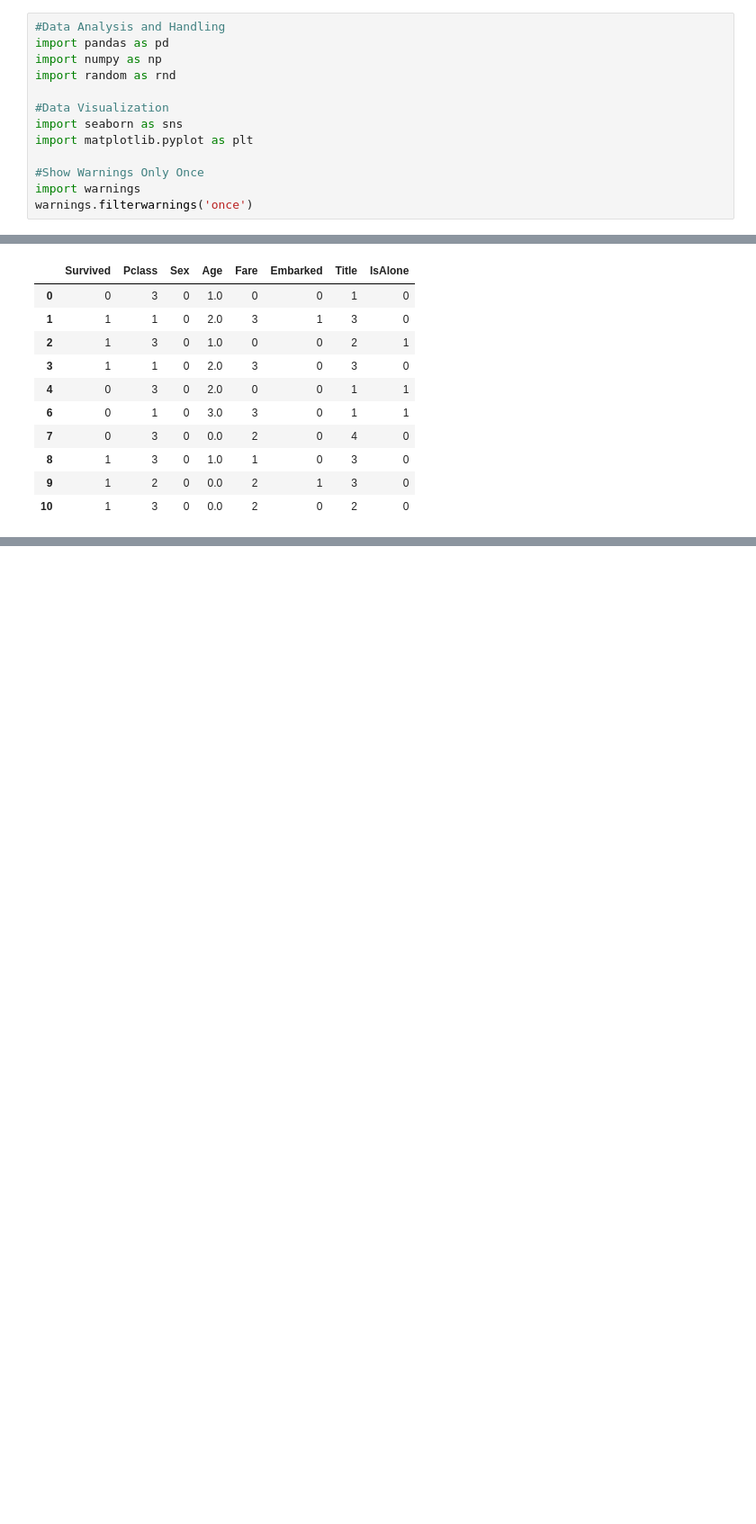
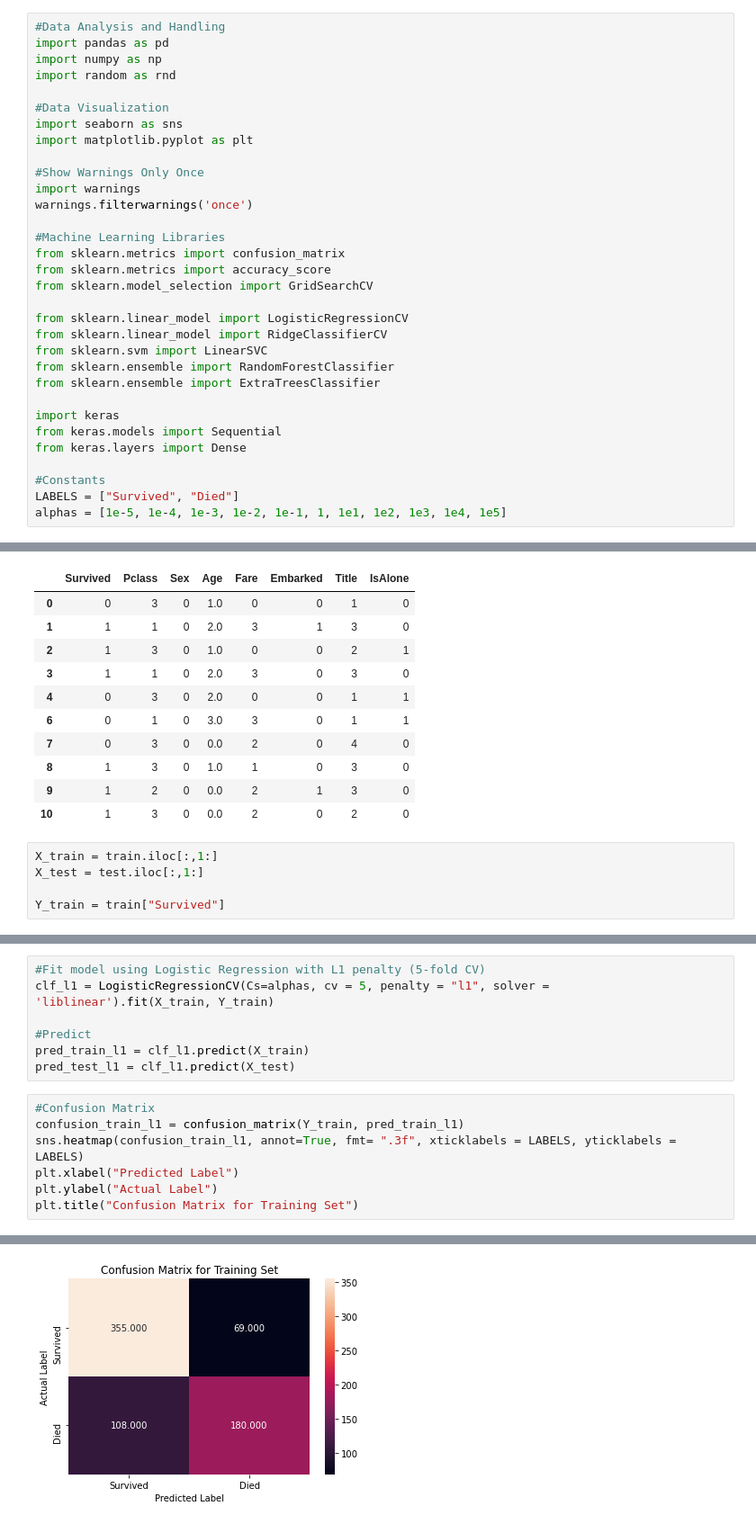
Before and after one commit to zhoukuscedu/Titanic-Kaggle, a Jupyter notebook: Titanic.ipynb, the cells around one changed output, grey strips where cells are left out. Shown at 90% size. Cells and saved outputs as stored; diff of their text form; blank space fills up the shorter version.

```diff
--- a/Titanic.ipynb
+++ b/Titanic.ipynb
@@ -13,6 +13,25 @@ import matplotlib.pyplot as plt
 #Show Warnings Only Once
 import warnings
 warnings.filterwarnings('once')
+
+#Machine Learning Libraries
+from sklearn.metrics import confusion_matrix
+from sklearn.metrics import accuracy_score
+from sklearn.model_selection import GridSearchCV
+
+from sklearn.linear_model import LogisticRegressionCV
+from sklearn.linear_model import RidgeClassifierCV
+from sklearn.svm import LinearSVC
+from sklearn.ensemble import RandomForestClassifier
+from sklearn.ensemble import ExtraTreesClassifier
+
+import keras
+from keras.models import Sequential
+from keras.layers import Dense
+
+#Constants
+LABELS = ["Survived", "Died"]
+alphas = [1e-5, 1e-4, 1e-3, 1e-2, 1e-1, 1, 1e1, 1e2, 1e3, 1e4, 1e5]
 # %% [markdown]
 # Preprocessing & Exploration
 # %%
@@ -296,3 +315,8 @@ train.head(10)
 | 8 | 1 | 3 | 0 | 1.0 | 1 | 0 | 3 | 0 |
 | 9 | 1 | 2 | 0 | 0.0 | 2 | 1 | 3 | 0 |
 | 10 | 1 | 3 | 0 | 0.0 | 2 | 0 | 2 | 0 |
+# %%
+X_train = train.iloc[:,1:]
+X_test = test.iloc[:,1:]
+
+Y_train = train["Survived"]
@@ -298,0 +325,15 @@ train.head(10)
+# %%
+#Fit model using Logistic Regression with L1 penalty (5-fold CV)
+clf_l1 = LogisticRegressionCV(Cs=alphas, cv = 5, penalty = "l1", solver = 'liblinear').fit(X_train, Y_train)
+
+#Predict
+pred_train_l1 = clf_l1.predict(X_train)
+pred_test_l1 = clf_l1.predict(X_test)
+# %%
+#Confusion Matrix
+confusion_train_l1 = confusion_matrix(Y_train, pred_train_l1)
+sns.heatmap(confusion_train_l1, annot=True, fmt= ".3f", xticklabels = LABELS, yticklabels = LABELS)
+plt.xlabel("Predicted Label")
+plt.ylabel("Actual Label")
+plt.title("Confusion Matrix for Training Set")
+# %% [output]
@@ -298,0 +341 @@ train.head(10)
+[figure, added]
```
Also changed, not shown: parts of 26 cells of this notebook.
